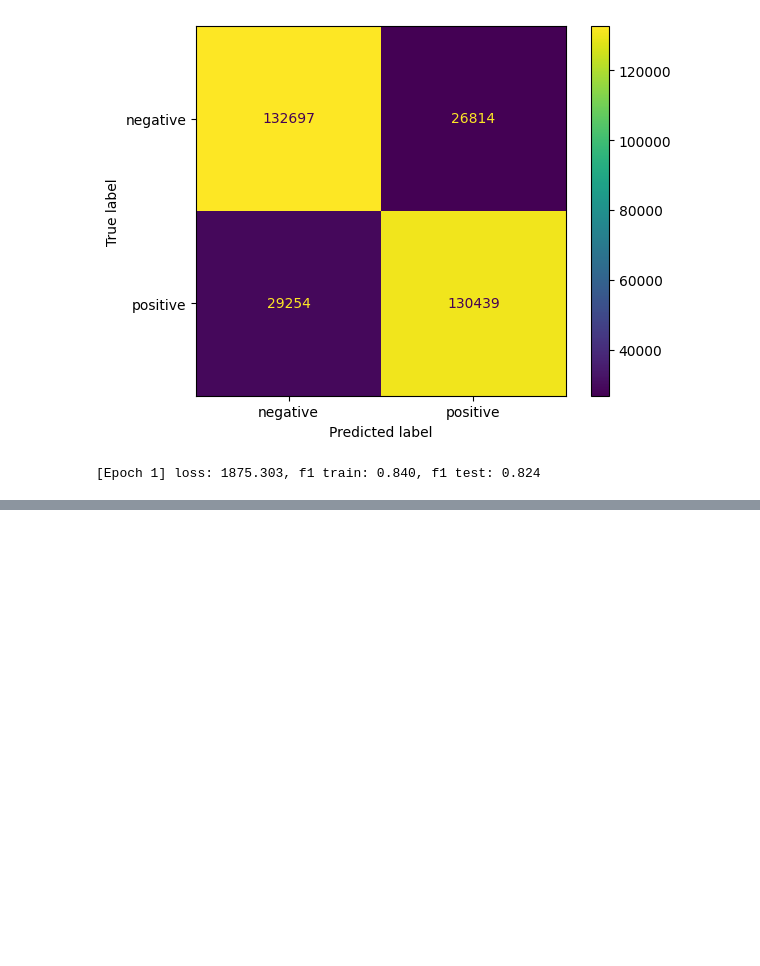
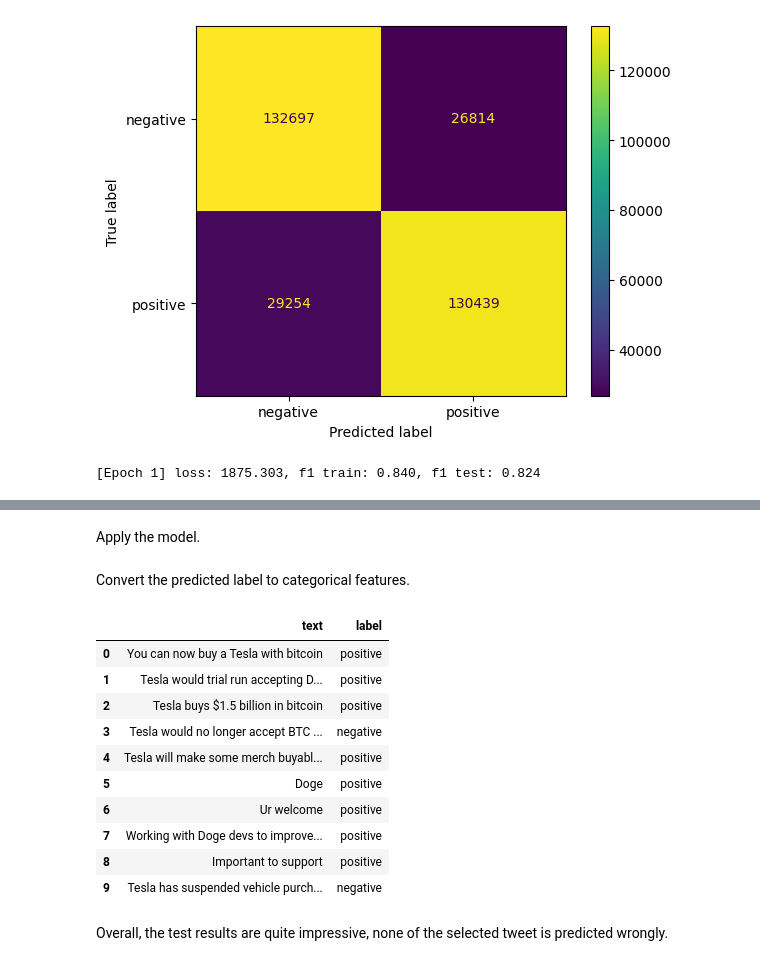
Before and after one commit to kotorinsky/storms-n-crypto, a Jupyter notebook: models/sentiment_analysis/sentiment_analysis_w_lstm.ipynb, the cells around one changed output, grey strips where cells are left out. Cells and saved outputs as stored; diff of their text form; code cells hidden in the pictures; blank space fills up the shorter version.

```diff
--- a/sentimental_w_lstm.ipynb
+++ b/models/sentiment_analysis/sentiment_analysis_w_lstm.ipynb
@@ -322,0 +390,6 @@ torch.save(lstm.state_dict(), 'model.pt')
+# %%
+df_test['clean_text'] = df_test['text'].apply(preprocess_tweet)
+df_test['clean_text'] = df_test['clean_text'].str.lower().str.replace('[^\w\s]',' ').str.replace('\s\s+', ' ').str.replace('\d+[kKmM]*', '')
+df_test['clean_text'] = df_test.apply(lemmatize_tweet, axis=1)
+df_test['text_len'] = df_test['clean_text'].apply(len)
+df_test['text_seq'] = df_test['clean_text'].apply(sequence)
@@ -322,0 +405,29 @@ torch.save(lstm.state_dict(), 'model.pt')
+# %%
+x_test_e = np.array([np.array(x) for x in df_test['text_seq'].values])
+# %% [markdown]
+Apply the model.
+# %%
+y_pred = lstm(torch.from_numpy(x_test_e), df_test['text_len'].values)
+
+df_test['label'] = torch.argmax(y_pred, dim=1)
+# %% [markdown]
+Convert the predicted label to categorical features.
+# %%
+df_test['label'] = df_test['label'].replace(0, 'negative')
+df_test['label'] = df_test['label'].replace(1, 'positive')
+# %%
+df_test.loc[:,['text', 'label']]
+# %% [output]
+|  | text | label |
+| 0 | You can now buy a Tesla with bitcoin | positive |
+| 1 | Tesla would trial run accepting D... | positive |
+| 2 | Tesla buys $1.5 billion in bitcoin | positive |
+| 3 | Tesla would no longer accept BTC ... | negative |
+| 4 | Tesla will make some merch buyabl... | positive |
+| 5 | Doge | positive |
+| 6 | Ur welcome | positive |
+| 7 | Working with Doge devs to improve... | positive |
+| 8 | Important to support | positive |
+| 9 | Tesla has suspended vehicle purch... | negative |
+# %% [markdown]
+Overall, the test results are quite impressive, none of the selected tweet is predicted wrongly.
```
Also changed, not shown: parts of 43 cells of this notebook, 7 other files.
